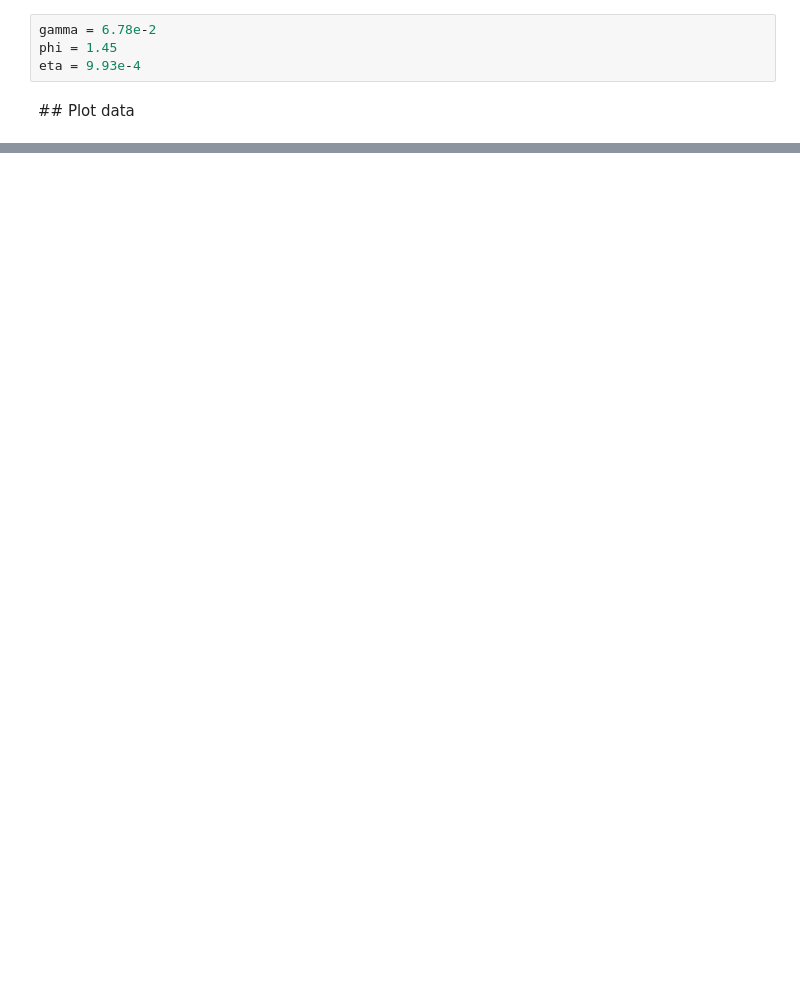
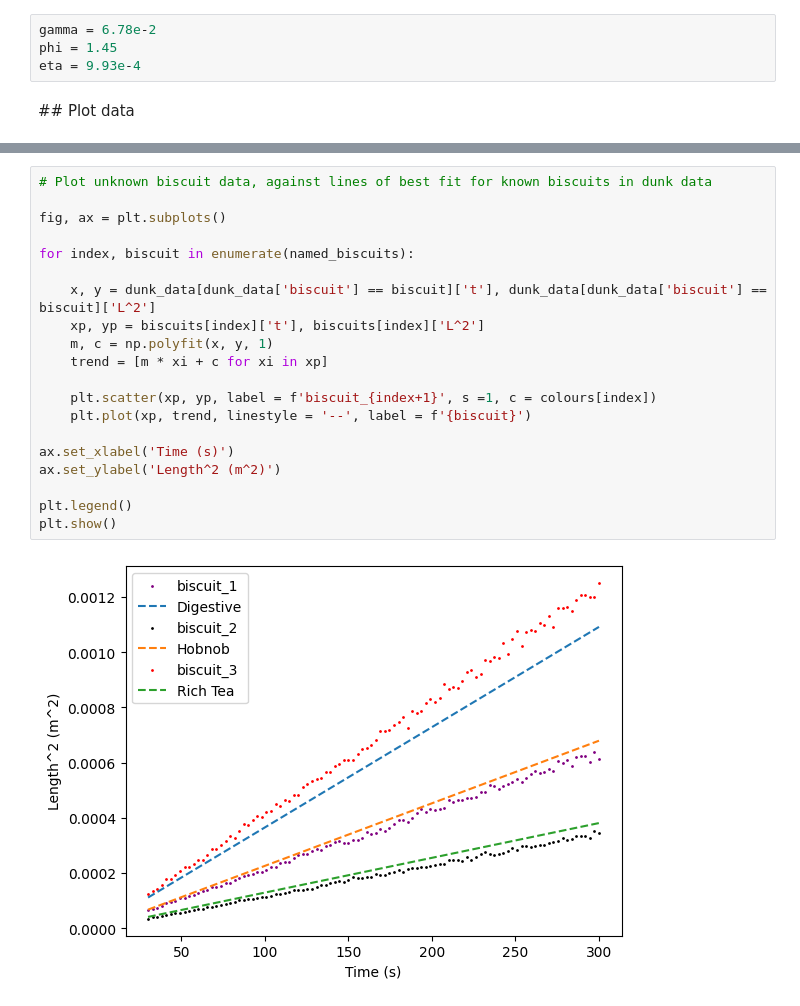
Before and after one commit to maximillian-dolan/ML_dunking, a Jupyter notebook: rate_analysis.ipynb, the cells around one changed output, grey strips where cells are left out. Drawn from its saved outputs; the diff is of its cells as text; blank space fills up the shorter version.

```diff
--- a/rate_analysis.ipynb
+++ b/rate_analysis.ipynb
@@ -48,0 +141,22 @@ plt.show()
+# %%
+# Plot unknown biscuit data, against lines of best fit for known biscuits in dunk data
+
+fig, ax = plt.subplots()
+
+for index, biscuit in enumerate(named_biscuits):
+
+    x, y = dunk_data[dunk_data['biscuit'] == biscuit]['t'], dunk_data[dunk_data['biscuit'] == biscuit]['L^2']
+    xp, yp = biscuits[index]['t'], biscuits[index]['L^2']
+    m, c = np.polyfit(x, y, 1)
+    trend = [m * xi + c for xi in xp]
+
+    plt.scatter(xp, yp, label = f'biscuit_{index+1}', s =1, c = colours[index])
+    plt.plot(xp, trend, linestyle = '--', label = f'{biscuit}')
+
+ax.set_xlabel('Time (s)')
+ax.set_ylabel('Length^2 (m^2)')
+
+plt.legend()
+plt.show()
+# %% [output]
+[figure, added]
```
Also changed, not shown: parts of 9 cells of this notebook.
